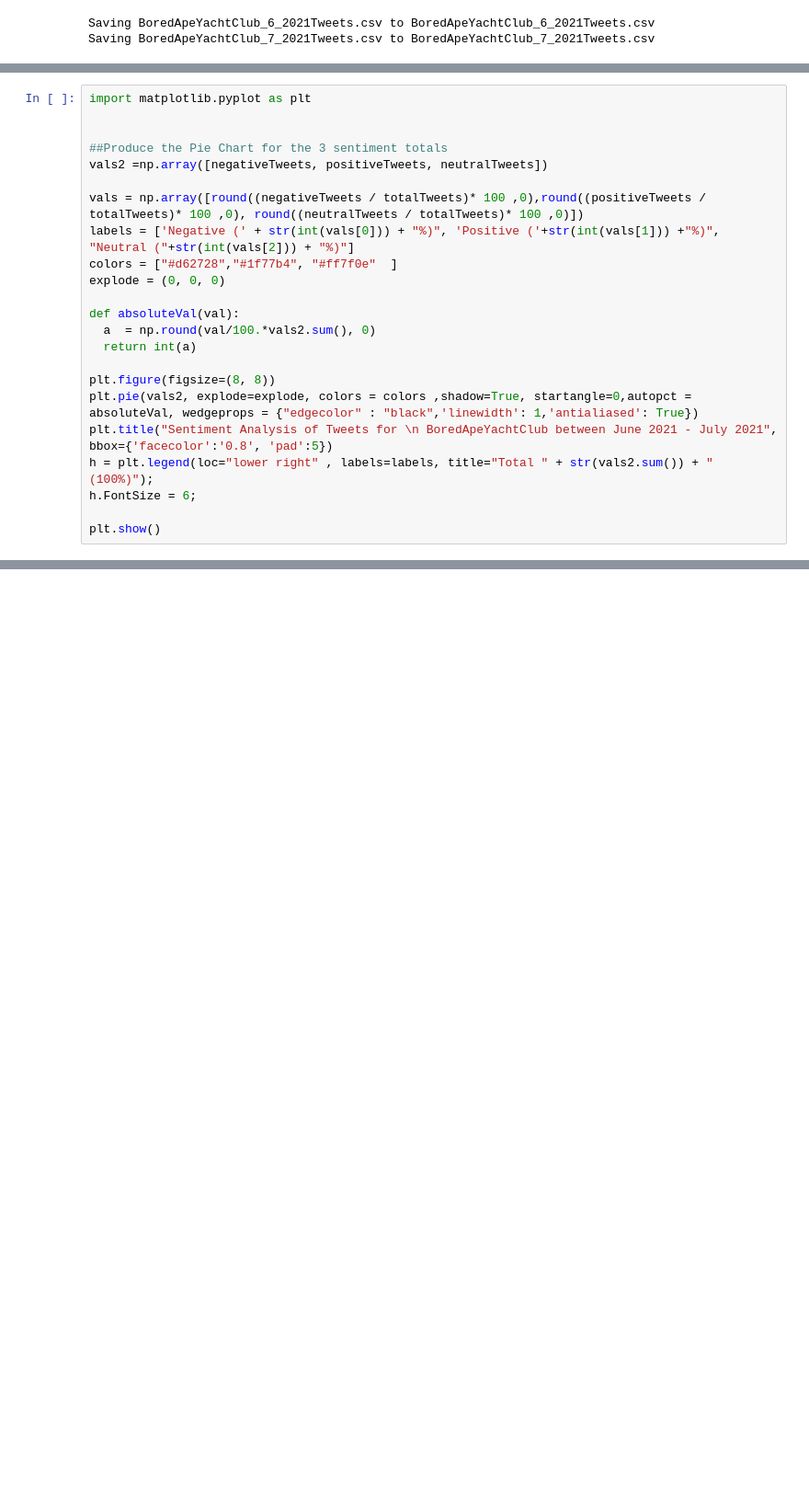
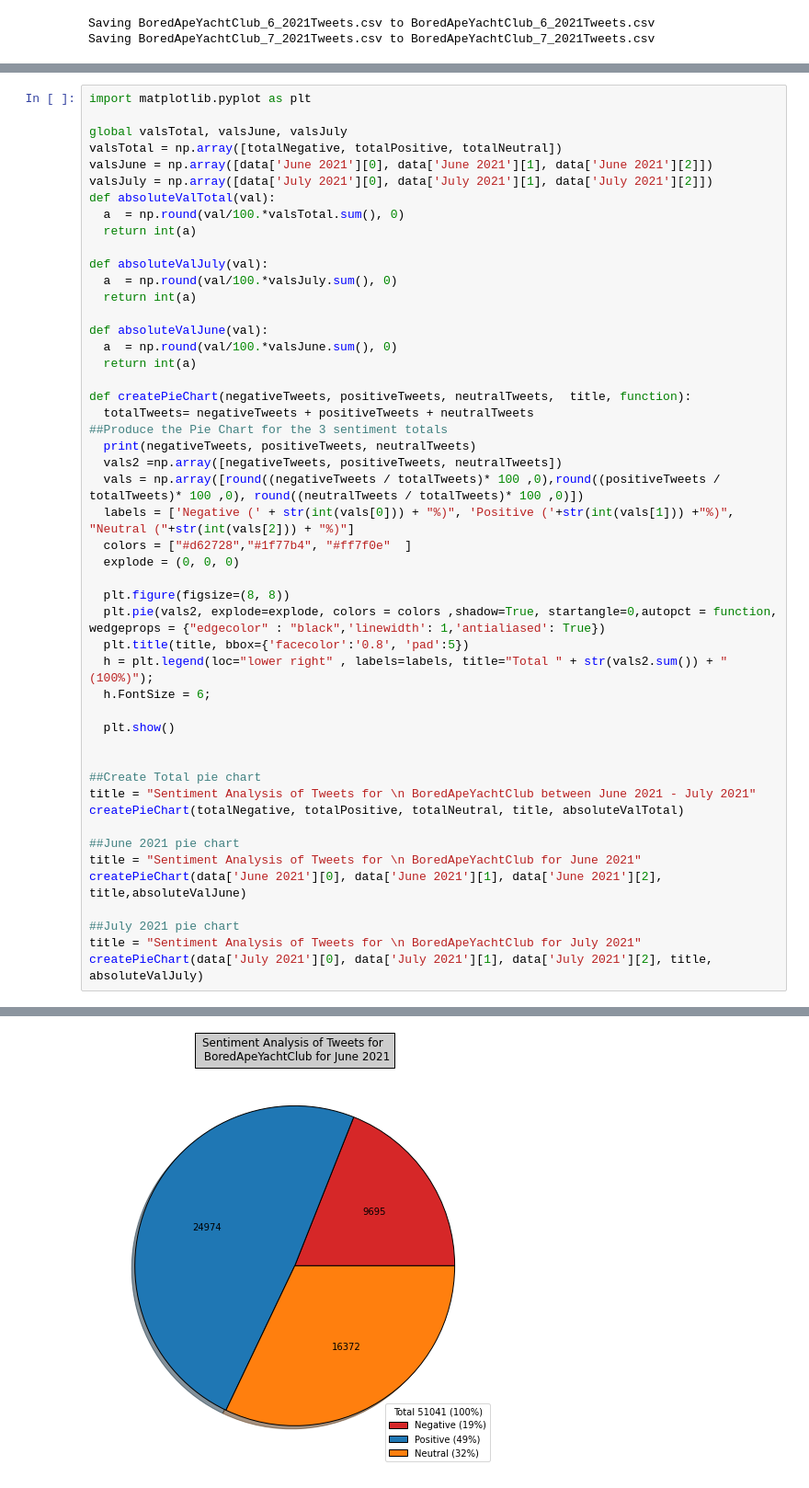
Before and after one commit to kfoxIsProgrammer/TwitterNFTers, a Jupyter notebook: notebooks/Sentiment4BoredApeYachtClub.ipynb, the cells around one changed output, grey strips where cells are left out. Shown: that part at 92% size. Drawn from its saved outputs; the diff is of its cells as text; blank space fills up the shorter version.

Commit message:
More data processing for discussion

```diff
--- a/notebooks/Sentiment4BoredApeYachtClub.ipynb
+++ b/notebooks/Sentiment4BoredApeYachtClub.ipynb
@@ -102,24 +147,50 @@ Neutral tweets total 30418 percentage 31.0%
 # %%
 import matplotlib.pyplot as plt
 
-
-##Produce the Pie Chart for the 3 sentiment totals
-vals2 =np.array([negativeTweets, positiveTweets, neutralTweets])
-
-vals = np.array([round((negativeTweets / totalTweets)* 100 ,0),round((positiveTweets / totalTweets)* 100 ,0), round((neutralTweets / totalTweets)* 100 ,0)])
-labels = ['Negative (' + str(int(vals[0])) + "%)", 'Positive ('+str(int(vals[1])) +"%)", "Neutral ("+str(int(vals[2])) + "%)"]
-colors = ["#d62728","#1f77b4", "#ff7f0e"  ]
-explode = (0, 0, 0)
-
-def absoluteVal(val):
-  a  = np.round(val/100.*vals2.sum(), 0)
+global valsTotal, valsJune, valsJuly
+valsTotal = np.array([totalNegative, totalPositive, totalNeutral])
+valsJune = np.array([data['June 2021'][0], data['June 2021'][1], data['June 2021'][2]])
+valsJuly = np.array([data['July 2021'][0], data['July 2021'][1], data['July 2021'][2]])
+def absoluteValTotal(val):
+  a  = np.round(val/100.*valsTotal.sum(), 0)
   return int(a)
 
-plt.figure(figsize=(8, 8))
-plt.pie(vals2, explode=explode, colors = colors ,shadow=True, startangle=0,autopct = absoluteVal, wedgeprops = {"edgecolor" : "black",'linewidth': 1,'antialiased': True})
-plt.title("Sentiment Analysis of Tweets for \n BoredApeYachtClub between June 2021 - July 2021", bbox={'facecolor':'0.8', 'pad':5})
-h = plt.legend(loc="lower right" , labels=labels, title="Total " + str(vals2.sum()) + " (100%)");
-h.FontSize = 6;
+def absoluteValJuly(val):
+  a  = np.round(val/100.*valsJuly.sum(), 0)
+  return int(a)
 
-plt.show()
+def absoluteValJune(val):
+  a  = np.round(val/100.*valsJune.sum(), 0)
+  return int(a)
+
+def createPieChart(negativeTweets, positiveTweets, neutralTweets,  title, function):
+  totalTweets= negativeTweets + positiveTweets + neutralTweets
+##Produce the Pie Chart for the 3 sentiment totals
+  print(negativeTweets, positiveTweets, neutralTweets)
+  vals2 =np.array([negativeTweets, positiveTweets, neutralTweets])
+  vals = np.array([round((negativeTweets / totalTweets)* 100 ,0),round((positiveTweets / totalTweets)* 100 ,0), round((neutralTweets / totalTweets)* 100 ,0)])
+  labels = ['Negative (' + str(int(vals[0])) + "%)", 'Positive ('+str(int(vals[1])) +"%)", "Neutral ("+str(int(vals[2])) + "%)"]
+  colors = ["#d62728","#1f77b4", "#ff7f0e"  ]
+  explode = (0, 0, 0)
+
+  plt.figure(figsize=(8, 8))
+  plt.pie(vals2, explode=explode, colors = colors ,shadow=True, startangle=0,autopct = function, wedgeprops = {"edgecolor" : "black",'linewidth': 1,'antialiased': True})
+  plt.title(title, bbox={'facecolor':'0.8', 'pad':5})
+  h = plt.legend(loc="lower right" , labels=labels, title="Total " + str(vals2.sum()) + " (100%)");
+  h.FontSize = 6;
+
+  plt.show()
+
+
+##Create Total pie chart
+title = "Sentiment Analysis of Tweets for \n BoredApeYachtClub between June 2021 - July 2021"
+createPieChart(totalNegative, totalPositive, totalNeutral, title, absoluteValTotal)
+
+##June 2021 pie chart
+title = "Sentiment Analysis of Tweets for \n BoredApeYachtClub for June 2021"
+createPieChart(data['June 2021'][0], data['June 2021'][1], data['June 2021'][2], title,absoluteValJune)
+
+##July 2021 pie chart
+title = "Sentiment Analysis of Tweets for \n BoredApeYachtClub for July 2021"
+createPieChart(data['July 2021'][0], data['July 2021'][1], data['July 2021'][2], title, absoluteValJuly)
 # %% [output]
@@ -126,0 +200 @@ plt.show()
+[figure, added]
```
Also changed, not shown: parts of 3 cells of this notebook, 6 other files.
